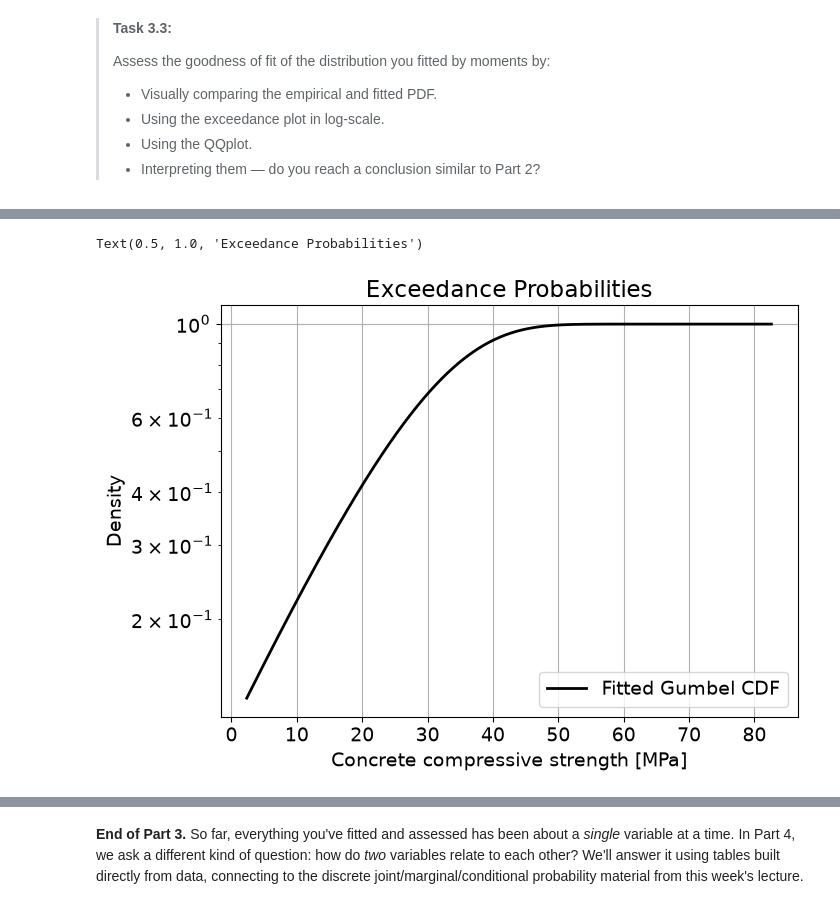
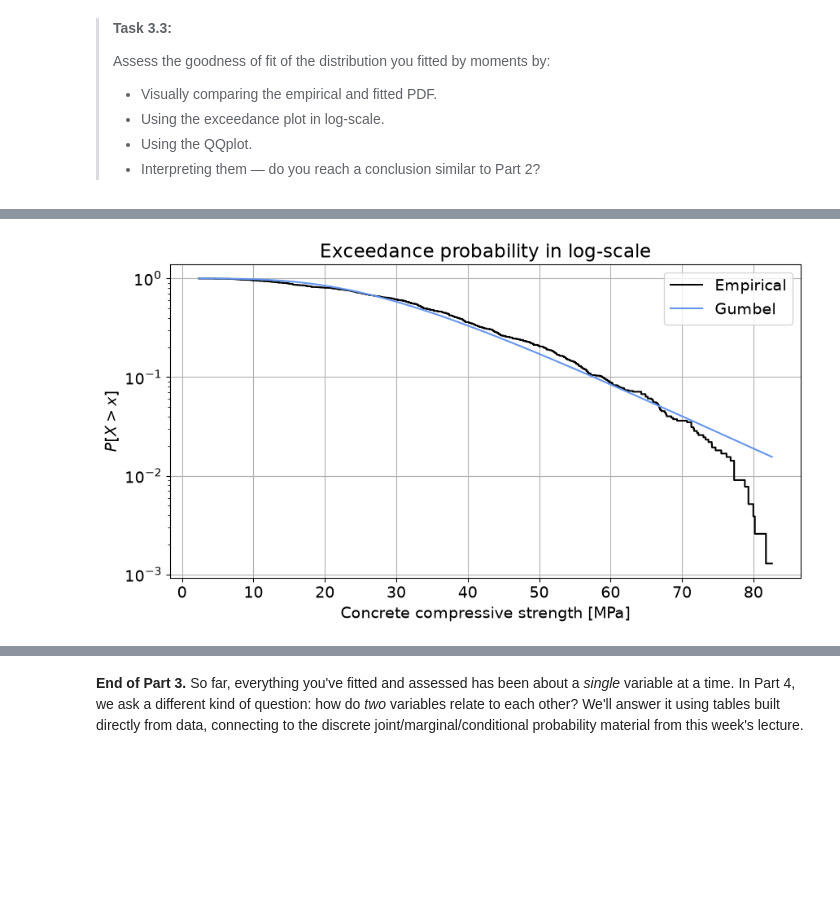
Before and after one commit to Charliephben/WS1.4, a Jupyter notebook: WS1_4_Fit_happens.ipynb, the cells around one changed output, grey strips where cells are left out. Cells and saved outputs as stored; diff of their text form; code cells hidden in the pictures; blank space fills up the shorter version.

```diff
--- a/WS1_4_Fit_happens.ipynb
+++ b/WS1_4_Fit_happens.ipynb
@@ -134,10 +134,11 @@ Now, let's assess performance with further goodness-of-fit techniques and see wh
 # %%
 def ecdf(observations):
     """Return [non_exceedance_probabilities, sorted_values]."""
-    #calculate the empirical cdf
+    #calculate the empirical cdf 1- np.exp(-np.exp((sorted_values-mu)/beta))
 
     sorted_values = np.sort(observations)
-    non_exceedance_probabilities = 1- np.exp(-np.exp((sorted_values-mu)/beta))
+    n = sorted_values.size
+    non_exceedance_probabilities = np.arange(1, n + 1) / (n+1)
 
     return [non_exceedance_probabilities, sorted_values]
 # %% [markdown]
@@ -147,10 +148,10 @@ def ecdf(observations):
 >
 >**Hint:** the distributions are listed in the online textbook, but check that the book's formulation matches the Python package's (see the Scipy.stats documentation).
 # %%
-from scipy.stats import gumbel_l
-mu = 28.16
-beta = 13.1
-distribution = gumbel_l(loc=mu, scale=beta)
+from scipy.stats import gumbel_r
+
+loc, scale = 28.167, 13.097
+distribution = stats.gumbel_r.pdf(np.sort(data),loc=loc, scale=scale)
 # %% [markdown]
 *Your answer here.*
 # %% [markdown]
@@ -180,17 +176,15 @@ Text(0.5, 1.0, 'Empirical and fitted PDFs')
 # %%
 # Visually compare the exceedance probabilities
-x = np.linspace(data.min(), data.max(), 500)
+non_exceedance_probabilities, sorted_values = ecdf(data)
+cdf = stats.gumbel_r.cdf(sorted_values, loc, scale)
 
-fig, ax = plt.subplots(figsize=(7, 5), layout='constrained')
-ax.plot(x, distribution.cdf(x), 'k', linewidth=2, label='Fitted Gumbel CDF')
-ax.set_yscale('log')
-ax.grid()
-ax.legend()
-ax.set_xlabel(label)
-ax.set_ylabel('Density')
-ax.set_title('Exceedance Probabilities')
+fig, axes = plt.subplots(1, 1, figsize=(10, 5))
+axes.step(sorted_values, 1 - non_exceedance_probabilities, color='k', label='Empirical')
+axes.plot(sorted_values, 1 - cdf, color='cornflowerblue', label='Gumbel')
+axes.set_xlabel(label); axes.set_ylabel('$P[X > x]$')
+axes.set_title('Exceedance probability in log-scale'); axes.set_yscale('log')
+axes.legend(); axes.grid()
 # %% [output]
-Text(0.5, 1.0, 'Exceedance Probabilities')
-[figure, old version]
+[figure, new version]
 # %%
 # Visually compare the QQ plots
```
Also changed, not shown: parts of 13 cells of this notebook.
